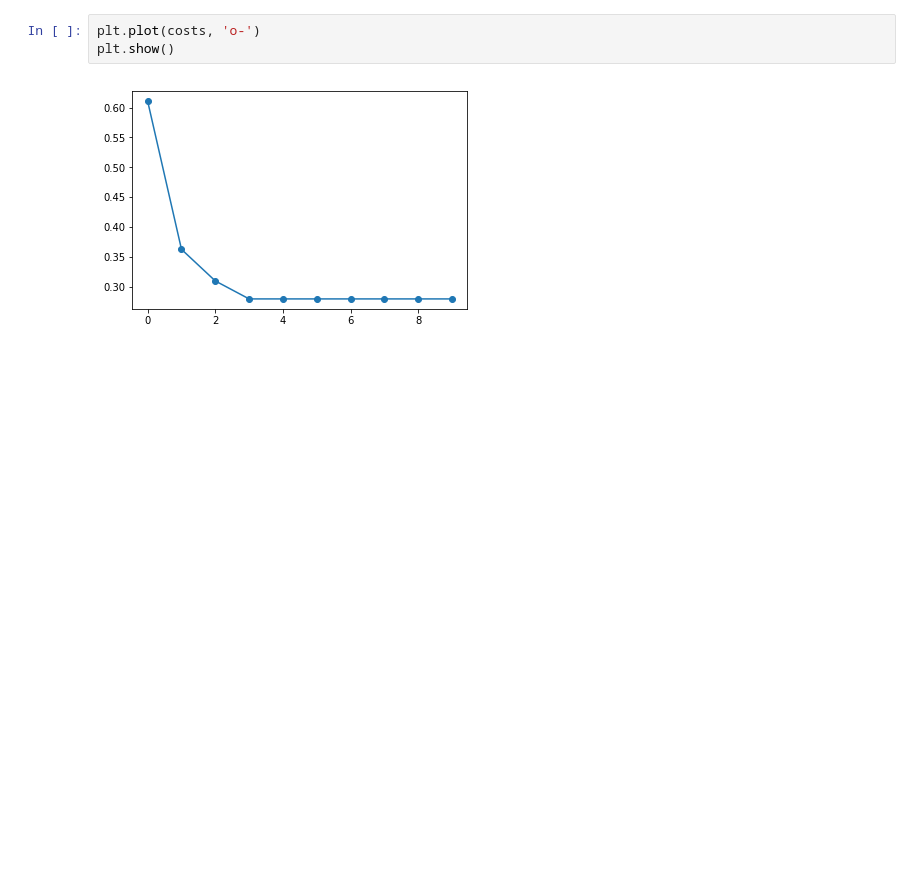
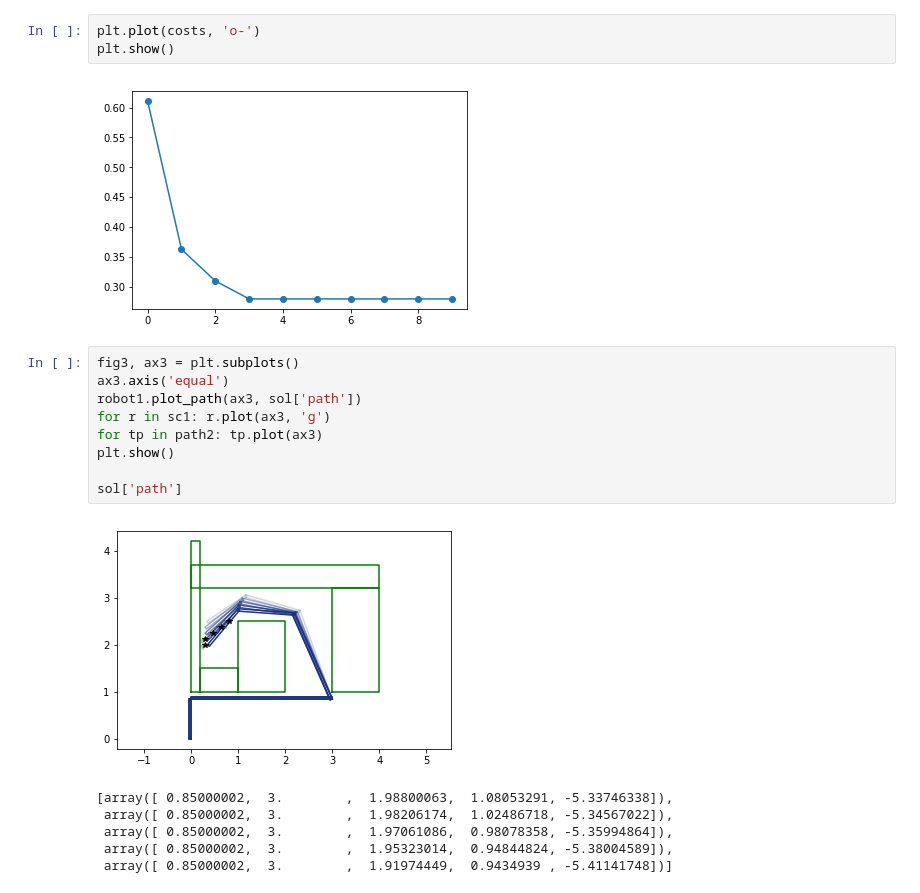
Before and after one commit to JeroenDM/planar_python_robotics, a Jupyter notebook: incremental_grid_refining_2.ipynb, the cells around one changed output. Drawn from its saved outputs; the diff is of its cells as text; blank space fills up the shorter version.

```diff
--- a/incremental_grid_refining_2.ipynb
+++ b/incremental_grid_refining_2.ipynb
@@ -304,3 +304,19 @@ plt.plot(costs, 'o-')
 plt.show()
 # %% [output]
 [figure]
+# %%
+fig3, ax3 = plt.subplots()
+ax3.axis('equal')
+robot1.plot_path(ax3, sol['path'])
+for r in sc1: r.plot(ax3, 'g')
+for tp in path2: tp.plot(ax3)
+plt.show()
+
+sol['path']
+# %% [output]
+[figure, added]
+[array([ 0.85000002,  3.        ,  1.98800063,  1.08053291, -5.33746338]),
+ array([ 0.85000002,  3.        ,  1.98206174,  1.02486718, -5.34567022]),
+ array([ 0.85000002,  3.        ,  1.97061086,  0.98078358, -5.35994864]),
+ array([ 0.85000002,  3.        ,  1.95323014,  0.94844824, -5.38004589]),
+ array([ 0.85000002,  3.        ,  1.91974449,  0.9434939 , -5.41141748])]
```
Also changed, not shown: parts of 4 cells of this notebook, 8 other files.
